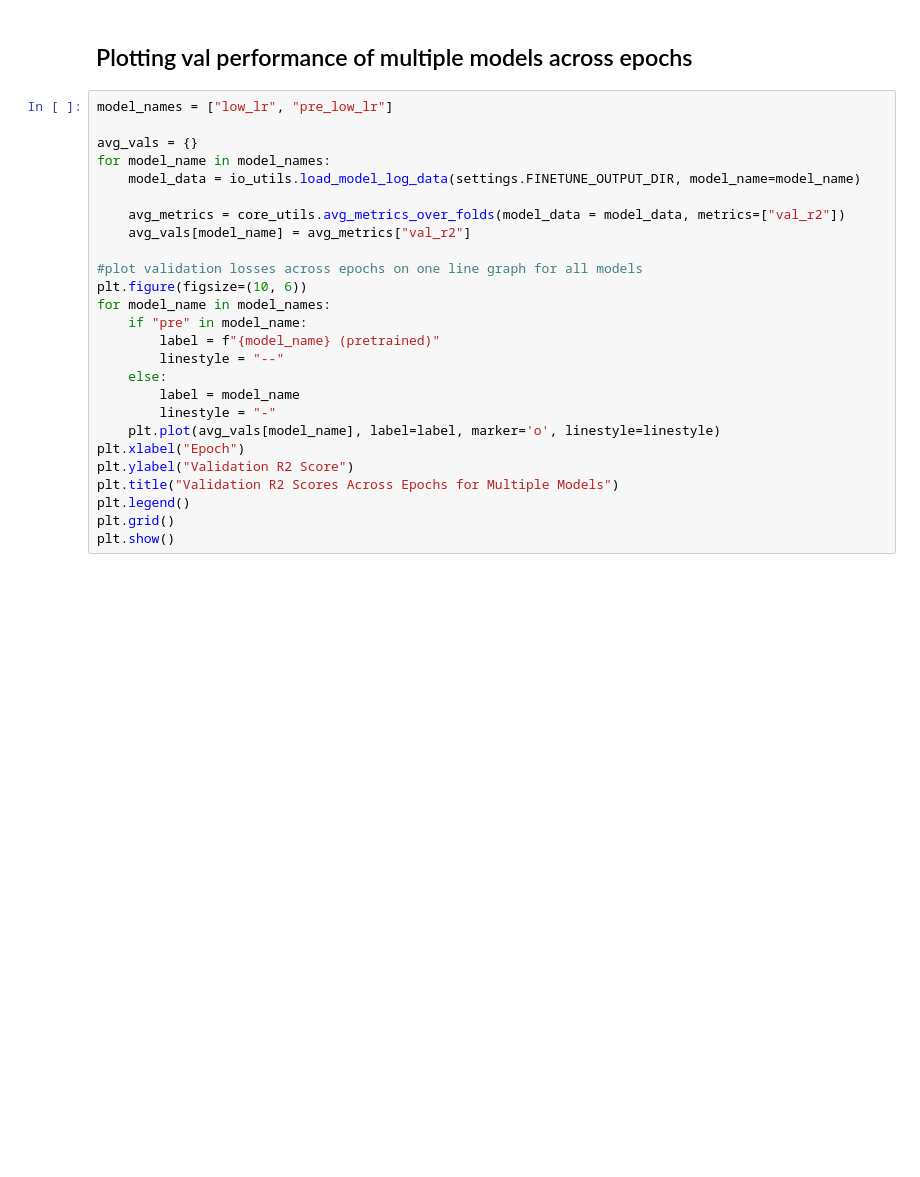
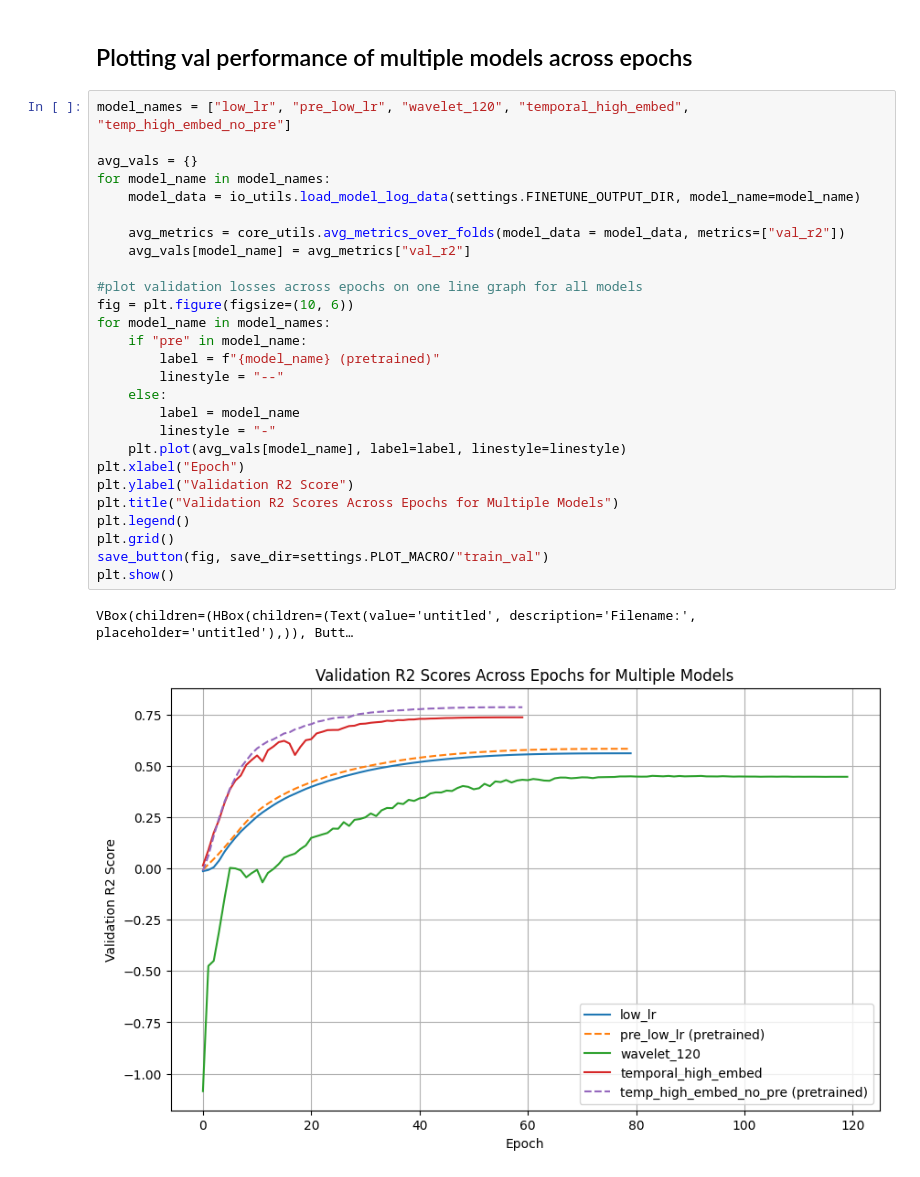
Before and after one commit to gaborab/plasticity_foundation, a Jupyter notebook: notebooks/macro_evaluation.ipynb, the cells around one changed output. Cells and saved outputs as stored; diff of their text form; blank space fills up the shorter version.

```diff
--- a/notebooks/macro_evaluation.ipynb
+++ b/notebooks/macro_evaluation.ipynb
@@ -41,28 +68,32 @@ NameError: name 'io_utils' is not defined
 # %% [markdown]
 ## Plotting val performance of multiple models across epochs
 # %%
-model_names = ["low_lr", "pre_low_lr"]
+model_names = ["low_lr", "pre_low_lr", "wavelet_120", "temporal_high_embed", "temp_high_embed_no_pre"]
 
 avg_vals = {}
 for model_name in model_names:
     model_data = io_utils.load_model_log_data(settings.FINETUNE_OUTPUT_DIR, model_name=model_name)
 
     avg_metrics = core_utils.avg_metrics_over_folds(model_data = model_data, metrics=["val_r2"])
     avg_vals[model_name] = avg_metrics["val_r2"]
 
 #plot validation losses across epochs on one line graph for all models
-plt.figure(figsize=(10, 6))
+fig = plt.figure(figsize=(10, 6))
 for model_name in model_names:
     if "pre" in model_name:
         label = f"{model_name} (pretrained)"
         linestyle = "--"
     else:
         label = model_name
         linestyle = "-"
-    plt.plot(avg_vals[model_name], label=label, marker='o', linestyle=linestyle)
+    plt.plot(avg_vals[model_name], label=label, linestyle=linestyle)
 plt.xlabel("Epoch")
 plt.ylabel("Validation R2 Score")
 plt.title("Validation R2 Scores Across Epochs for Multiple Models")
 plt.legend()
 plt.grid()
+save_button(fig, save_dir=settings.PLOT_MACRO/"train_val")
 plt.show()
+# %% [output]
+VBox(children=(HBox(children=(Text(value='untitled', description='Filename:', placeholder='untitled'),)), Butt…
+[figure, added]
```
Also changed, not shown: parts of 2 cells of this notebook, 2 other files.
